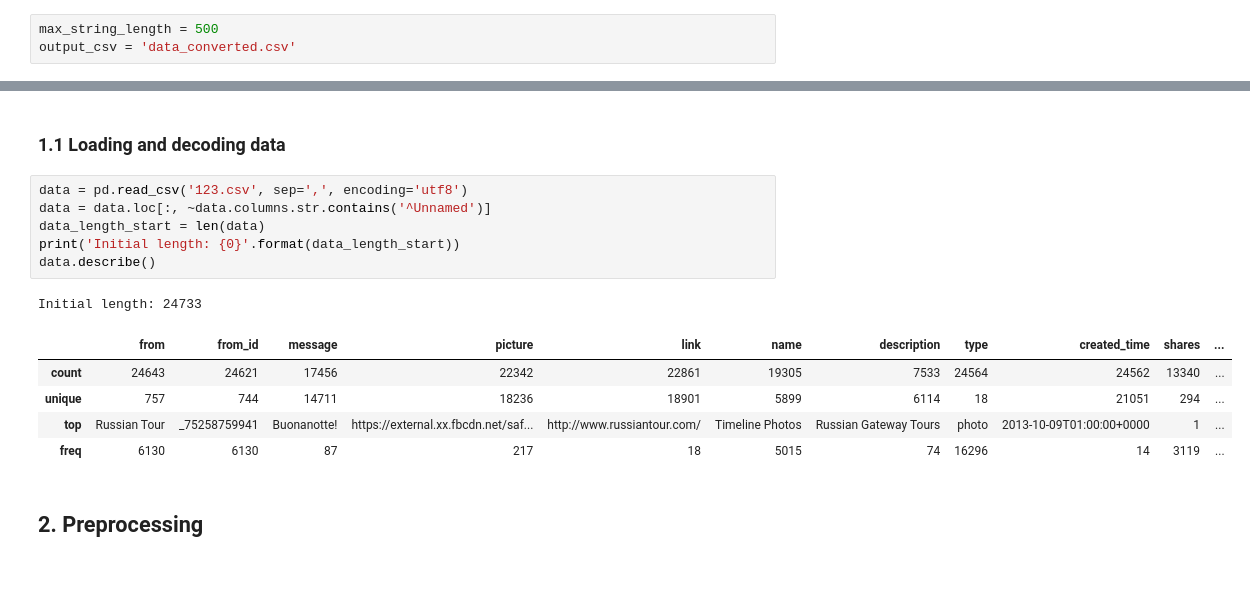
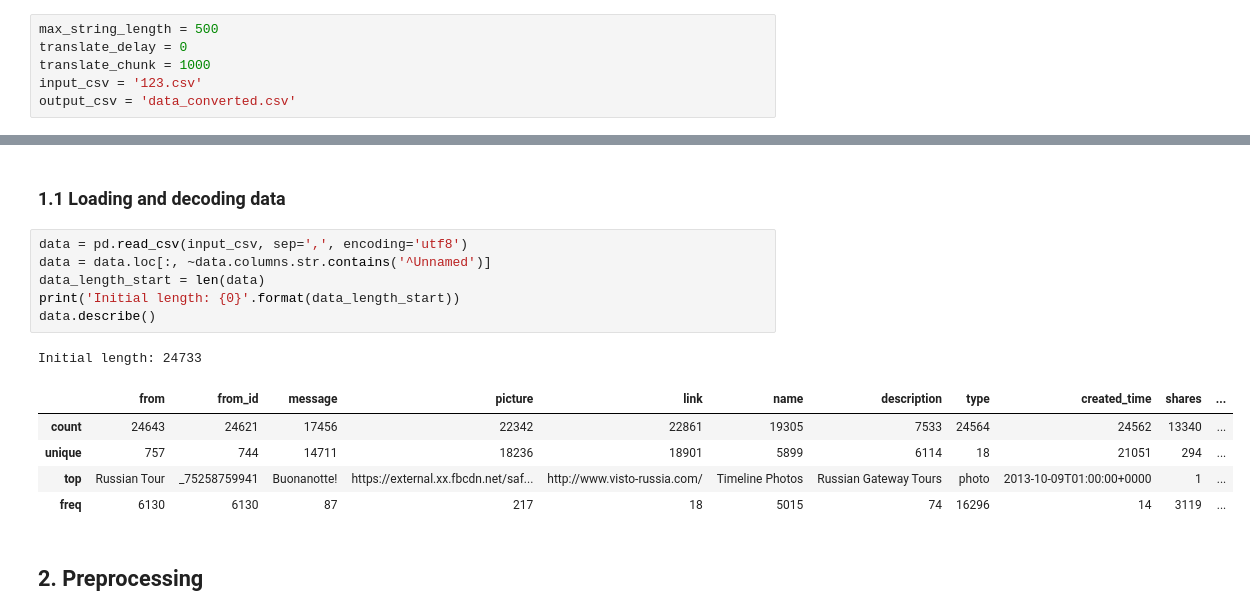
Before and after one commit to dbulgakov/ML-Russia-Tourism, a Jupyter notebook: Tourism analysis.ipynb, the cells around one changed output, grey strips where cells are left out. Saved outputs shown, nothing was run; the diff lists cells and outputs as text; blank space fills up the shorter version.

```diff
--- a/Tourism analysis.ipynb
+++ b/Tourism analysis.ipynb
@@ -21,6 +21,9 @@ RND_STATE = 515991
 ## 0. Config
 # %%
 max_string_length = 500
+translate_delay = 0
+translate_chunk = 1000
+input_csv = '123.csv'
 output_csv = 'data_converted.csv'
 # %%
 def log_progress(sequence, every=None, size=None, name='Processed'):
@@ -87,17 +90,17 @@ def chunks(l, n):
 # %% [markdown]
 ### 1.1 Loading and decoding data
 # %%
-data = pd.read_csv('123.csv', sep=',', encoding='utf8')
+data = pd.read_csv(input_csv, sep=',', encoding='utf8')
 data = data.loc[:, ~data.columns.str.contains('^Unnamed')]
 data_length_start = len(data)
 print('Initial length: {0}'.format(data_length_start))
 data.describe()
 # %% [output]
 Initial length: 24733
 |  | from | from_id | message | picture | link | name | description | type | created_time | shares | ... |
 | count | 24643 | 24621 | 17456 | 22342 | 22861 | 19305 | 7533 | 24564 | 24562 | 13340 | ... |
 | unique | 757 | 744 | 14711 | 18236 | 18901 | 5899 | 6114 | 18 | 21051 | 294 | ... |
-| top | Russian Tour | _75258759941 | Buonanotte! | https://external.xx.fbcdn.net/saf... | http://www.russiantour.com/ | Timeline Photos | Russian Gateway Tours | photo | 2013-10-09T01:00:00+0000 | 1 | ... |
+| top | Russian Tour | _75258759941 | Buonanotte! | https://external.xx.fbcdn.net/saf... | http://www.visto-russia.com/ | Timeline Photos | Russian Gateway Tours | photo | 2013-10-09T01:00:00+0000 | 1 | ... |
 | freq | 6130 | 6130 | 87 | 217 | 18 | 5015 | 74 | 16296 | 14 | 3119 | ... |
 # %% [markdown]
 ## 2. Preprocessing
```
Also changed, not shown: parts of 16 cells of this notebook, 1 other file.
